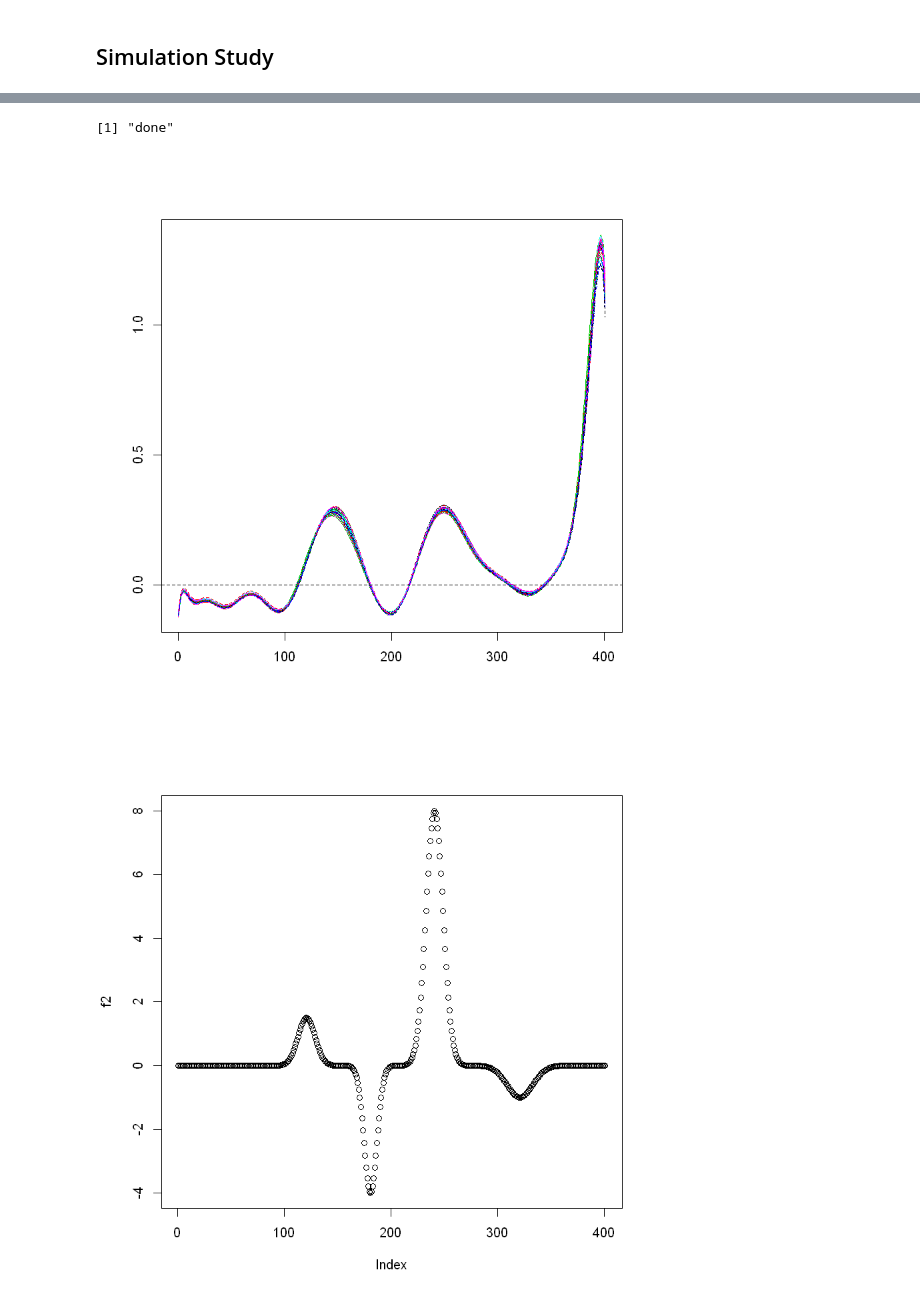
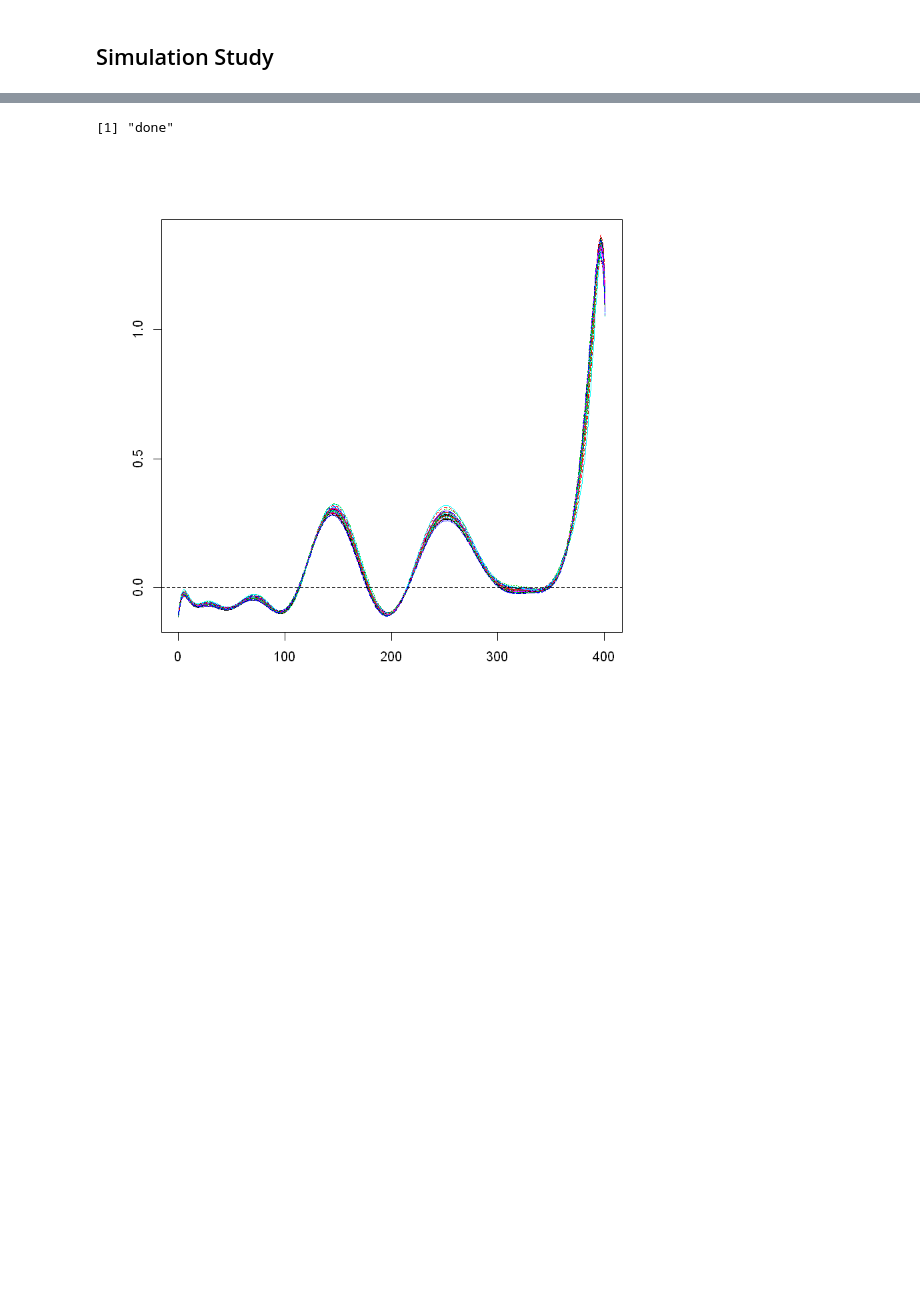
Before and after one commit to JakobJuergens/Basis_Choice_FLR, a Jupyter notebook: Code/simulation_study_approach.ipynb, the cells around one changed output, grey strips where cells are left out. Drawn from its saved outputs; the diff is of its cells as text; code cells hidden in the pictures; blank space fills up the shorter version.

```diff
--- a/Code/simulation_study_approach.ipynb
+++ b/Code/simulation_study_approach.ipynb
@@ -428,7 +436,7 @@ MSE_avrg
-# %%
-plot(smooth_basis_fd_train, ylab="", xlab="",col="gray")
-plot(f2)
-# %% [output]
-[1] "done"
-[figure, removed]
-[figure, removed]
+# %%
+smallbasis      <- create.bspline.basis(rangeval = c(0, length(grid)), nbasis = 19, 8)
+smooth_basis_fd_train_test <- smooth.basis(y = X_train, fdParobj=smallbasis)$fd
+plot(smooth_basis_fd_train_test, ylab="", xlab="",col="gray")
+# %% [output]
+[1] "done"
+[figure, added]
```
Also changed, not shown: parts of 3 cells of this notebook, 1 other file.
